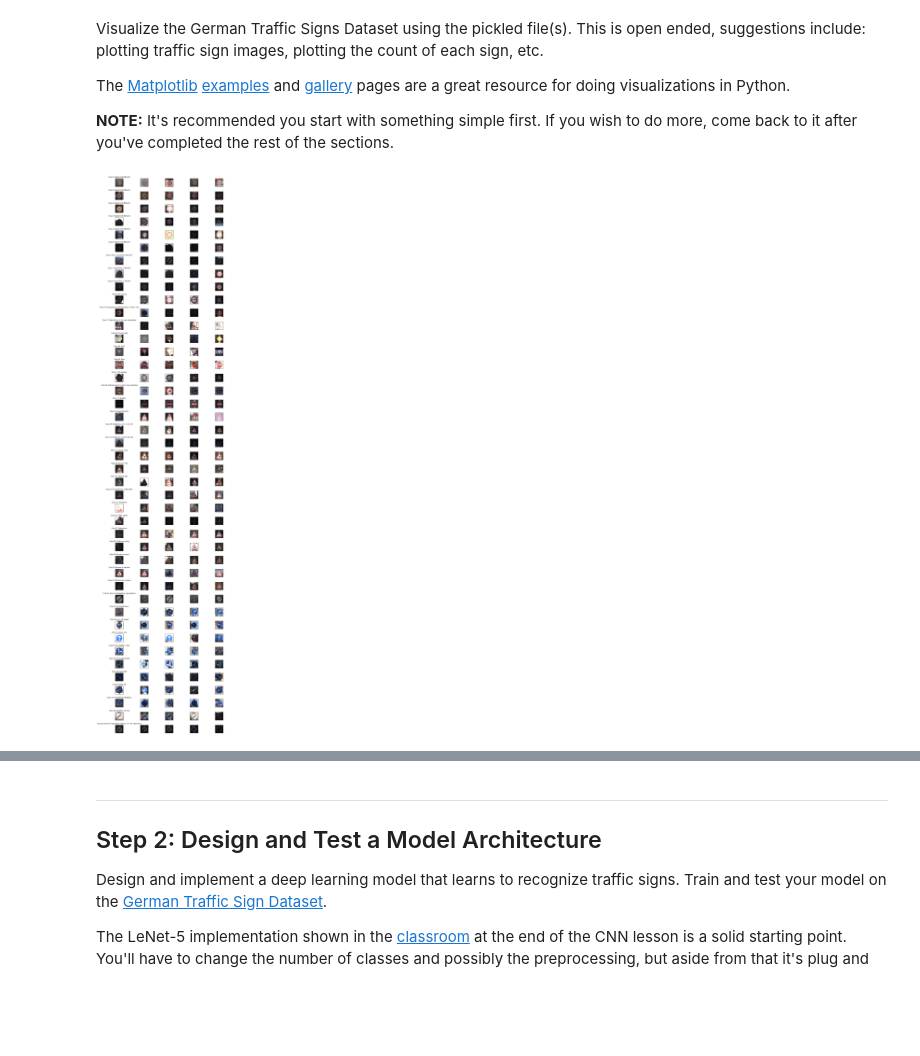
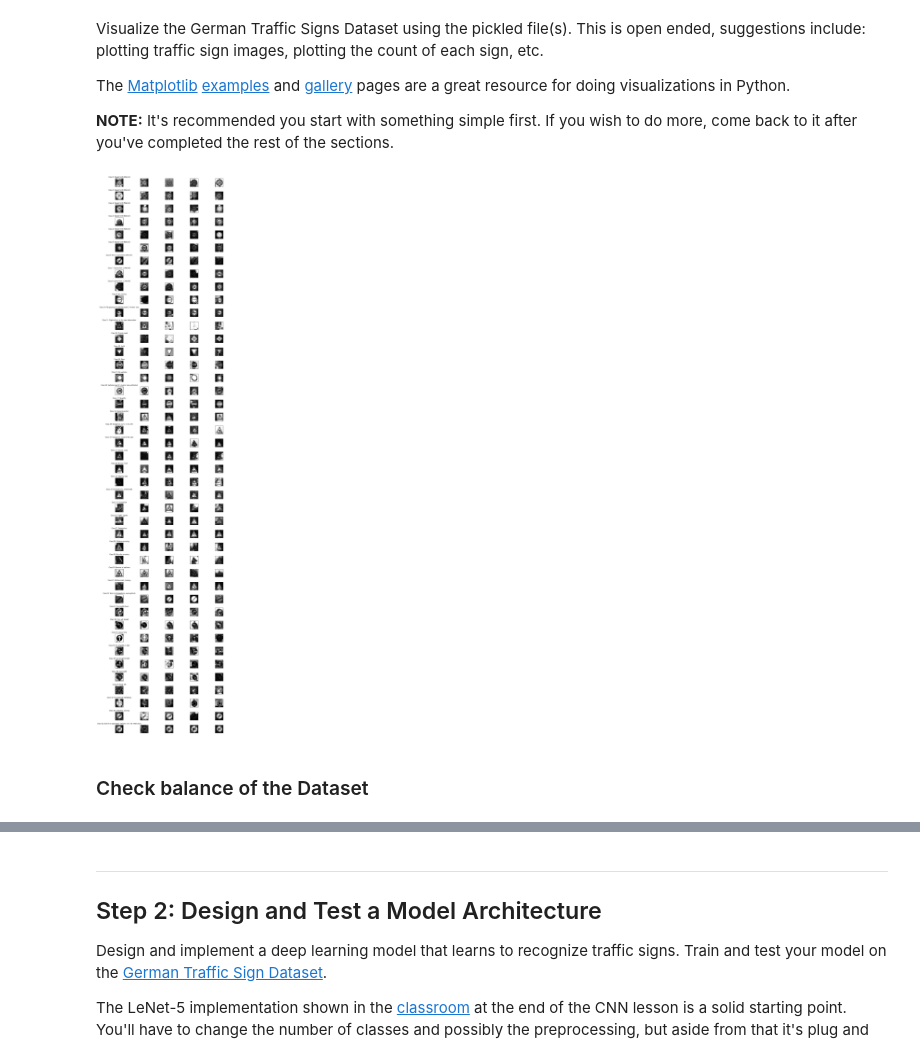
Before and after one commit to amemetov/sdc-term1-prj2-traffic-sign-classifier, a Jupyter notebook: Traffic_Sign_Classifier.ipynb, the cells around one changed output, grey strips where cells are left out. Drawn from its saved outputs; the diff is of its cells as text; code cells hidden in the pictures; blank space fills up the shorter version.

```diff
--- a/Traffic_Sign_Classifier.ipynb
+++ b/Traffic_Sign_Classifier.ipynb
@@ -55,3 +63,7 @@ X_test, y_test = test['features'], test['labels']
+# %%
+X_train = rgb2gray(X_train / 255.0)
+X_valid = rgb2gray(X_valid / 255.0)
+X_test = rgb2gray(X_test / 255.0)
 # %% [markdown]
 ---
 
@@ -132,7 +142,9 @@ def visualize_data(X, y, visualize_class_num = 5, cmap=None):
 
     plt.tight_layout()
 # %%
-visualize_data(X_train, y_train)
+visualize_data(X_train, y_train, cmap='gray')
 # %% [output]
-[figure, old version]
+[figure, new version]
+# %% [markdown]
+### Check balance of the Dataset
 # %%
```
Also changed, not shown: parts of 25 cells of this notebook.
